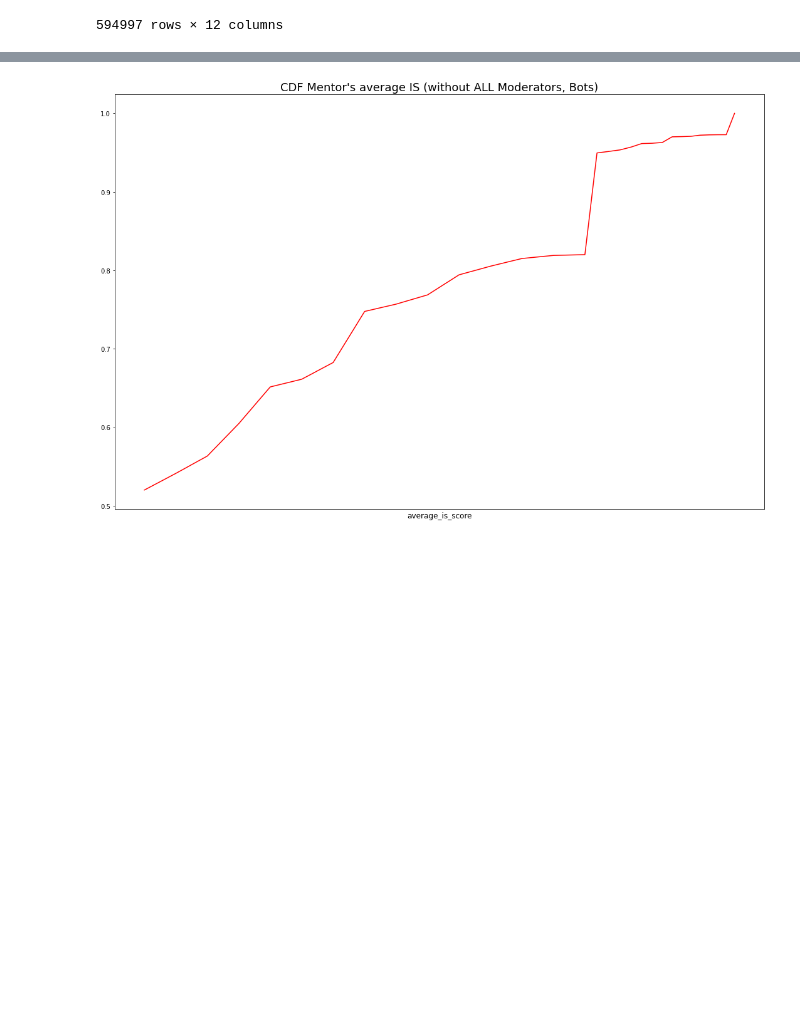
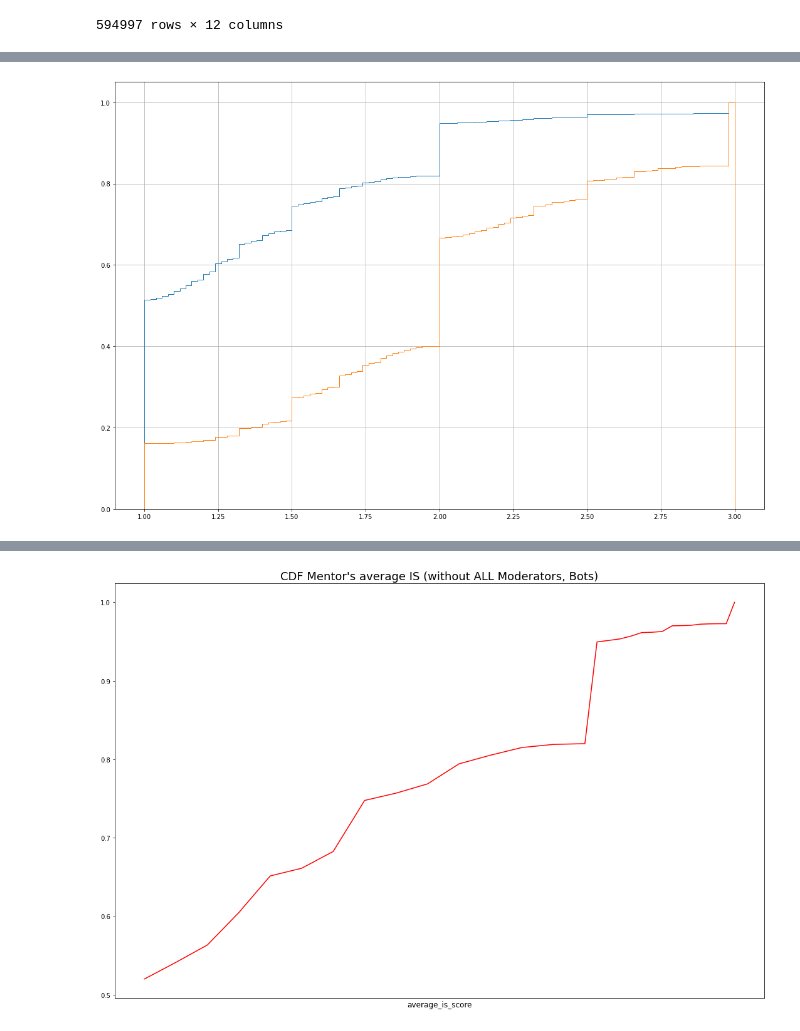
Before and after one commit to tr0up2r/plotting-and-graph-analysis, a Jupyter notebook: cdf.ipynb, the cells around one changed output, grey strips where cells are left out. Cells and saved outputs as stored; diff of their text form; code cells hidden in the pictures; blank space fills up the shorter version.

```diff
--- a/cdf.ipynb
+++ b/cdf.ipynb
@@ -24,3 +24,10 @@ def draw_cdf(np_result, n_bins, label, title, color):
     plt.xscale('symlog')
     plt.savefig(filename, dpi=300)
     plt.show()
+# %%
+def draw_cdf2(np_result_list):
+    for np_result in np_result_list:
+        ser = pd.Series(np_result)
+        ser.hist(cumulative=True, density=1, bins=100, histtype='step')
+
+    plt.show()
@@ -55,0 +107,7 @@ result_df
+# %%
+np_result_list = []
+np_result_list.append(np.array(result_df['average_is_score'].tolist()))
+np_result_list.append(np.array(result_df['average_es_score'].tolist()))
+draw_cdf2(np_result_list)
+# %% [output]
+[figure, added]
```
Also changed, not shown: parts of 8 cells of this notebook.
